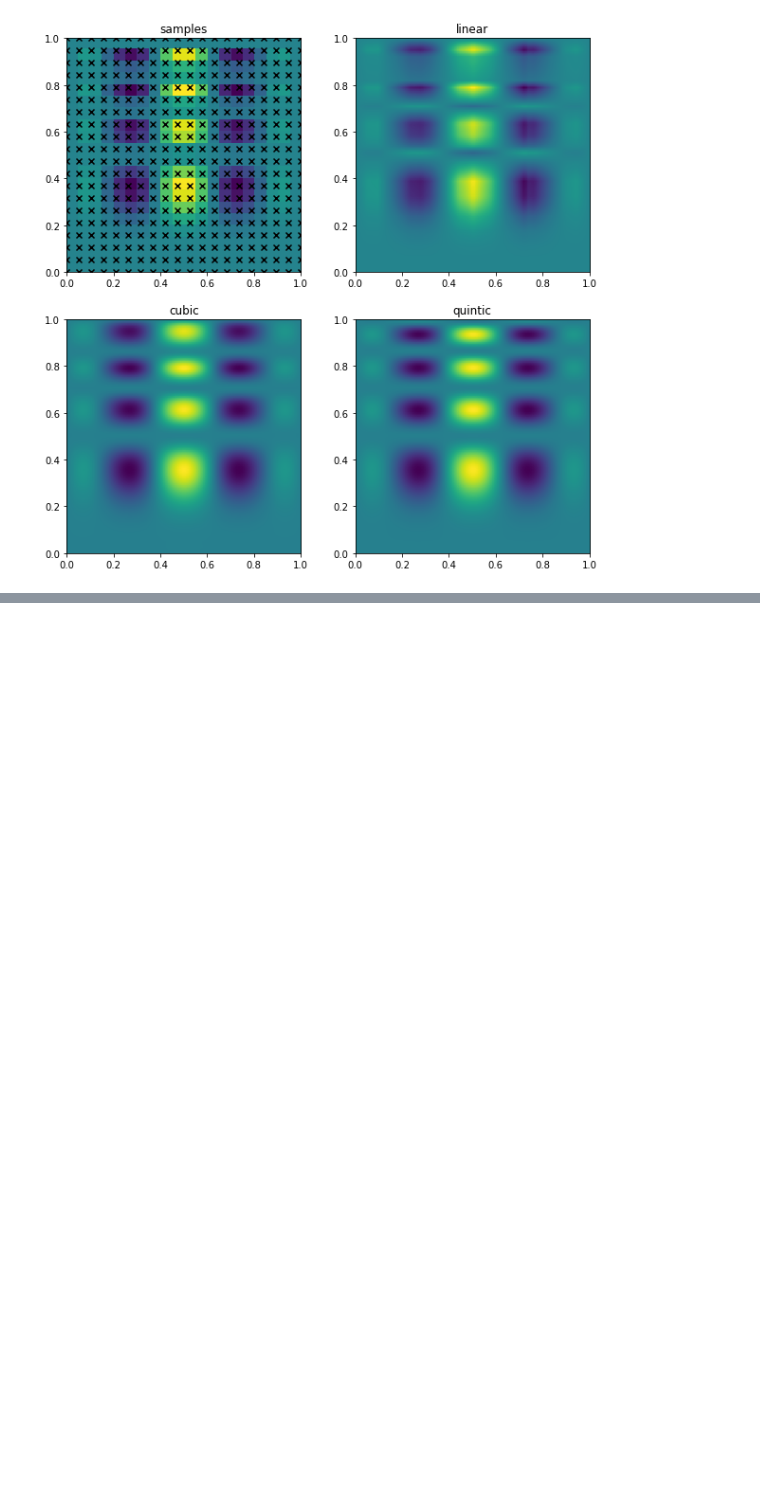
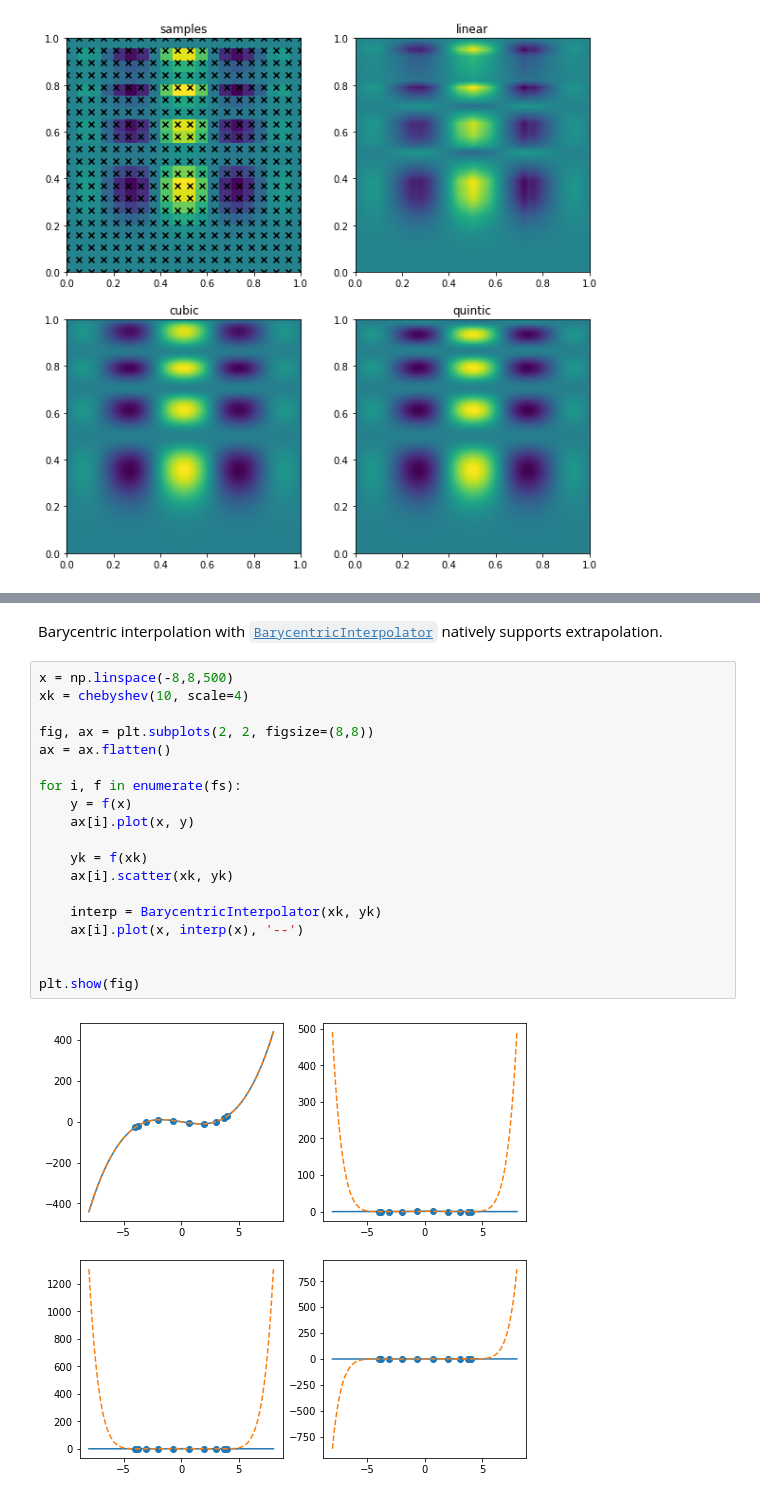
Before and after one commit to caam37830/book, a Jupyter notebook: 04_functions/interpolation.ipynb, the cells around one changed output, grey strips where cells are left out. Drawn from its saved outputs; the diff is of its cells as text; blank space fills up the shorter version.

```diff
--- a/04_functions/interpolation.ipynb
+++ b/04_functions/interpolation.ipynb
@@ -282,0 +334,23 @@ plt.show(fig)
+# %% [markdown]
+Barycentric interpolation with [`BarycentricInterpolator`](https://docs.scipy.org/doc/scipy/reference/generated/scipy.interpolate.BarycentricInterpolator.html#scipy.interpolate.BarycentricInterpolator) natively supports extrapolation.
+# %%
+x = np.linspace(-8,8,500)
+xk = chebyshev(10, scale=4)
+
+fig, ax = plt.subplots(2, 2, figsize=(8,8))
+ax = ax.flatten()
+
+for i, f in enumerate(fs):
+    y = f(x)
+    ax[i].plot(x, y)
+
+    yk = f(xk)
+    ax[i].scatter(xk, yk)
+
+    interp = BarycentricInterpolator(xk, yk)
+    ax[i].plot(x, interp(x), '--')
+
+
+plt.show(fig)
+# %% [output]
+[figure, added]
```
Also changed, not shown: parts of 4 cells of this notebook.
